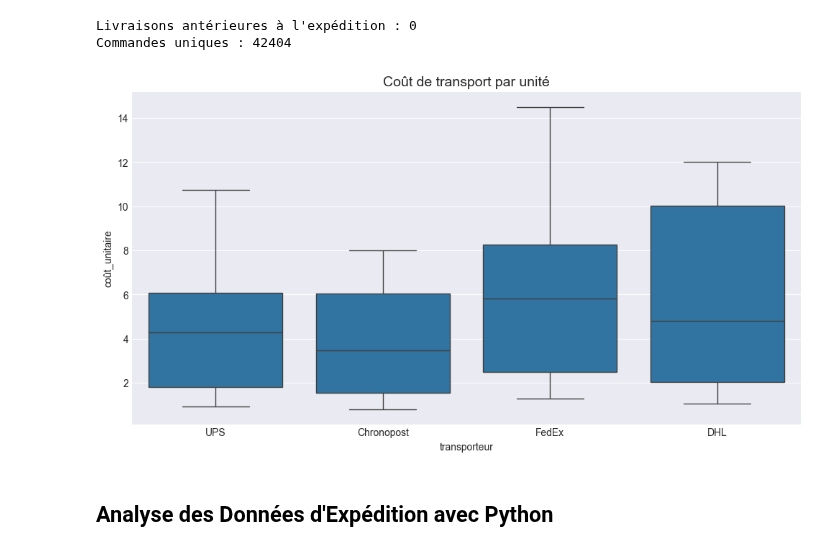
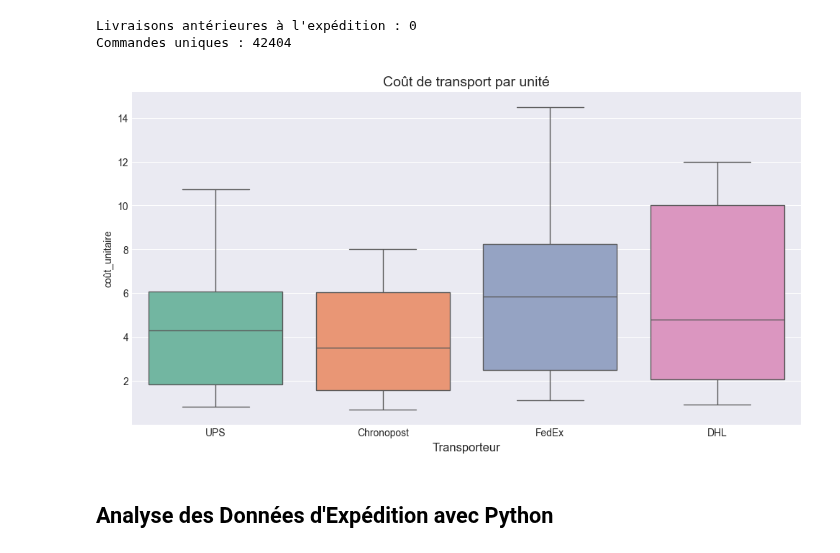
Before and after one commit to Fanaingamampiandra/Projet_Supply_chain, a Jupyter notebook: code/expeditionsV2.ipynb, the cells around one changed output. Drawn from its saved outputs; the diff is of its cells as text; code cells hidden in the pictures.

```diff
--- a/code/expeditionsV2.ipynb
+++ b/code/expeditionsV2.ipynb
@@ -216,12 +231,13 @@ Commandes uniques : 42404
 # %%
 # Coût par unité transportée
 df['coût_unitaire'] = df['coût_transport'] / df['quantité']
 plt.figure(figsize=(12,6))
-sns.boxplot(x='transporteur', y='coût_unitaire', data=df)
+sns.boxplot(x='transporteur', y='coût_unitaire', data=df,hue='transporteur', palette='Set2')
+plt.xlabel('Transporteur', fontsize=12)
 plt.title('Coût de transport par unité', fontsize=14)
 plt.show()
 # %% [output]
-[figure, old version]
+[figure, new version]
 # %% [markdown]
 ## Analyse des Données d'Expédition avec Python
 # %%
```
Also changed, not shown: parts of 12 cells of this notebook, 3 other files.
